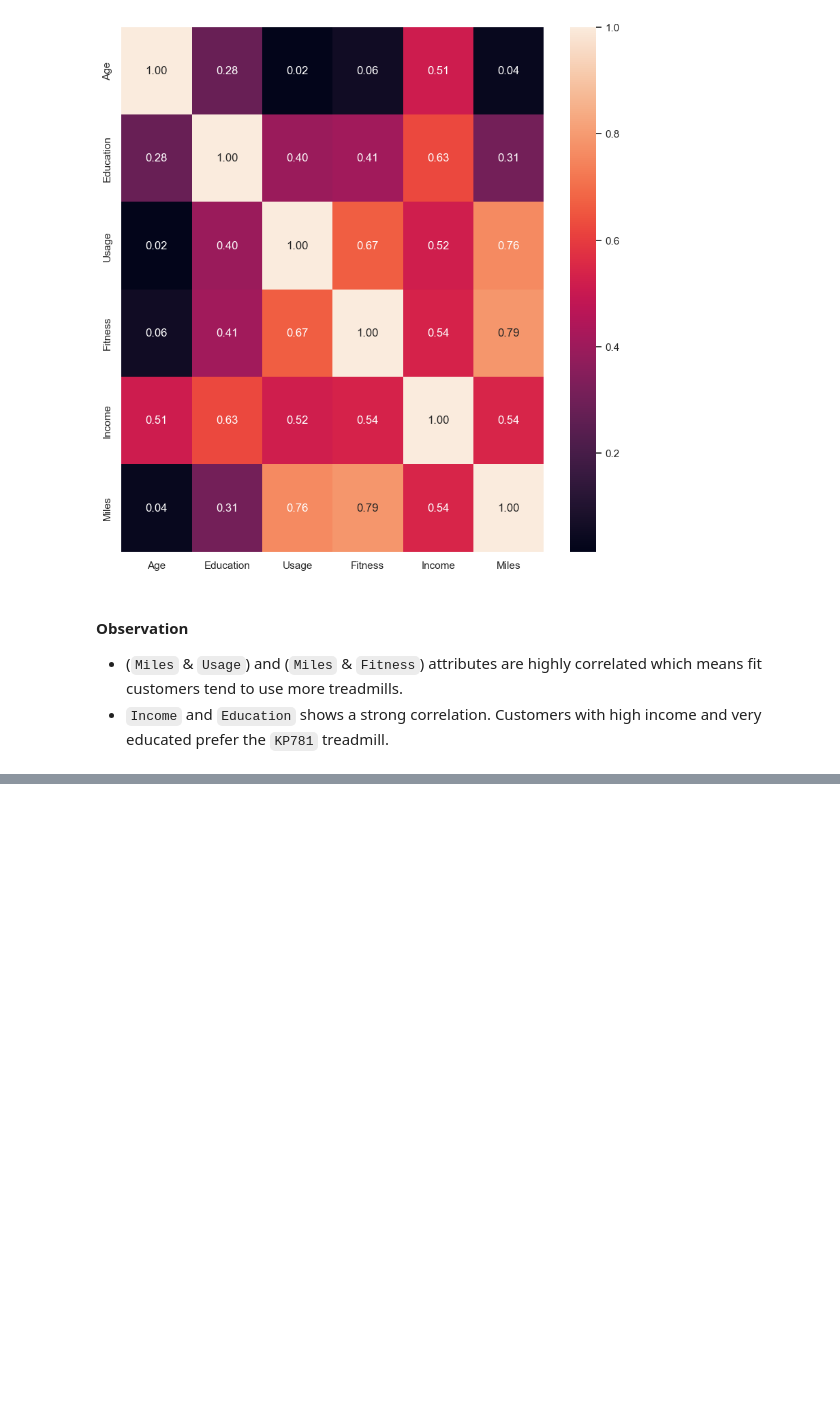
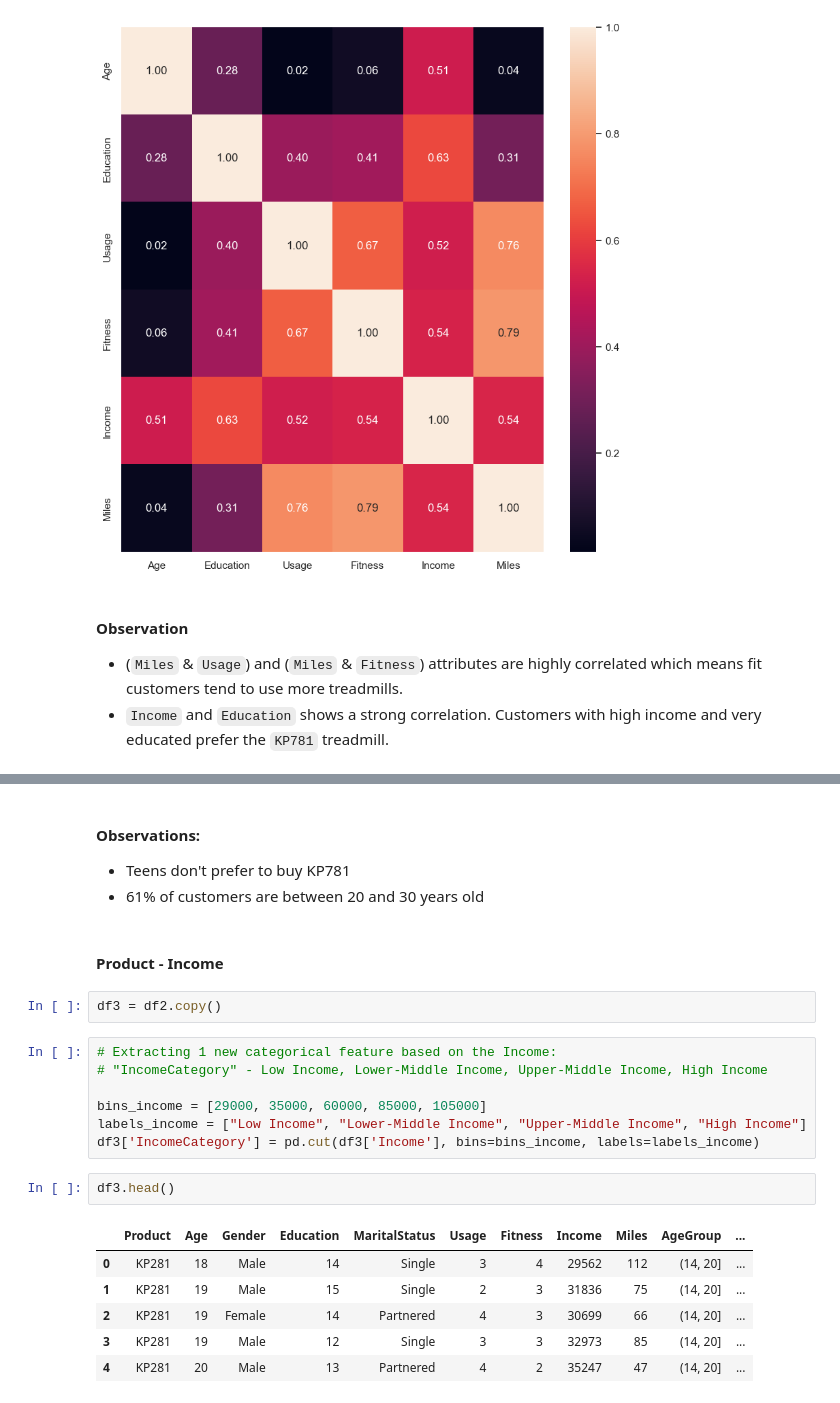
Before and after one commit to najmisyazani/Treadmill-Purchase-Analysis, a Jupyter notebook: Treadmill Purchase Analysis.ipynb, the cells around one changed output, grey strips where cells are left out. Saved outputs shown, nothing was run; the diff lists cells and outputs as text; blank space fills up the shorter version.

```diff
--- a/Treadmill Purchase Analysis.ipynb
+++ b/Treadmill Purchase Analysis.ipynb
@@ -384,0 +567,24 @@ plt.show()
+# %% [markdown]
+#### Observations:
+- Teens don't prefer to buy KP781
+- 61% of customers are between 20 and 30 years old
+# %% [markdown]
+#### Product - Income
+# %%
+df3 = df2.copy()
+# %%
+# Extracting 1 new categorical feature based on the Income:
+# "IncomeCategory" - Low Income, Lower-Middle Income, Upper-Middle Income, High Income
+
+bins_income = [29000, 35000, 60000, 85000, 105000]
+labels_income = ["Low Income", "Lower-Middle Income", "Upper-Middle Income", "High Income"]
+df3['IncomeCategory'] = pd.cut(df3['Income'], bins=bins_income, labels=labels_income)
+# %%
+df3.head()
+# %% [output]
+|  | Product | Age | Gender | Education | MaritalStatus | Usage | Fitness | Income | Miles | AgeGroup | ... |
+| 0 | KP281 | 18 | Male | 14 | Single | 3 | 4 | 29562 | 112 | (14, 20] | ... |
+| 1 | KP281 | 19 | Male | 15 | Single | 2 | 3 | 31836 | 75 | (14, 20] | ... |
+| 2 | KP281 | 19 | Female | 14 | Partnered | 4 | 3 | 30699 | 66 | (14, 20] | ... |
+| 3 | KP281 | 19 | Male | 12 | Single | 3 | 3 | 32973 | 85 | (14, 20] | ... |
+| 4 | KP281 | 20 | Male | 13 | Partnered | 4 | 2 | 35247 | 47 | (14, 20] | ... |
```
Also changed, not shown: parts of 38 cells of this notebook, 1 other file.
